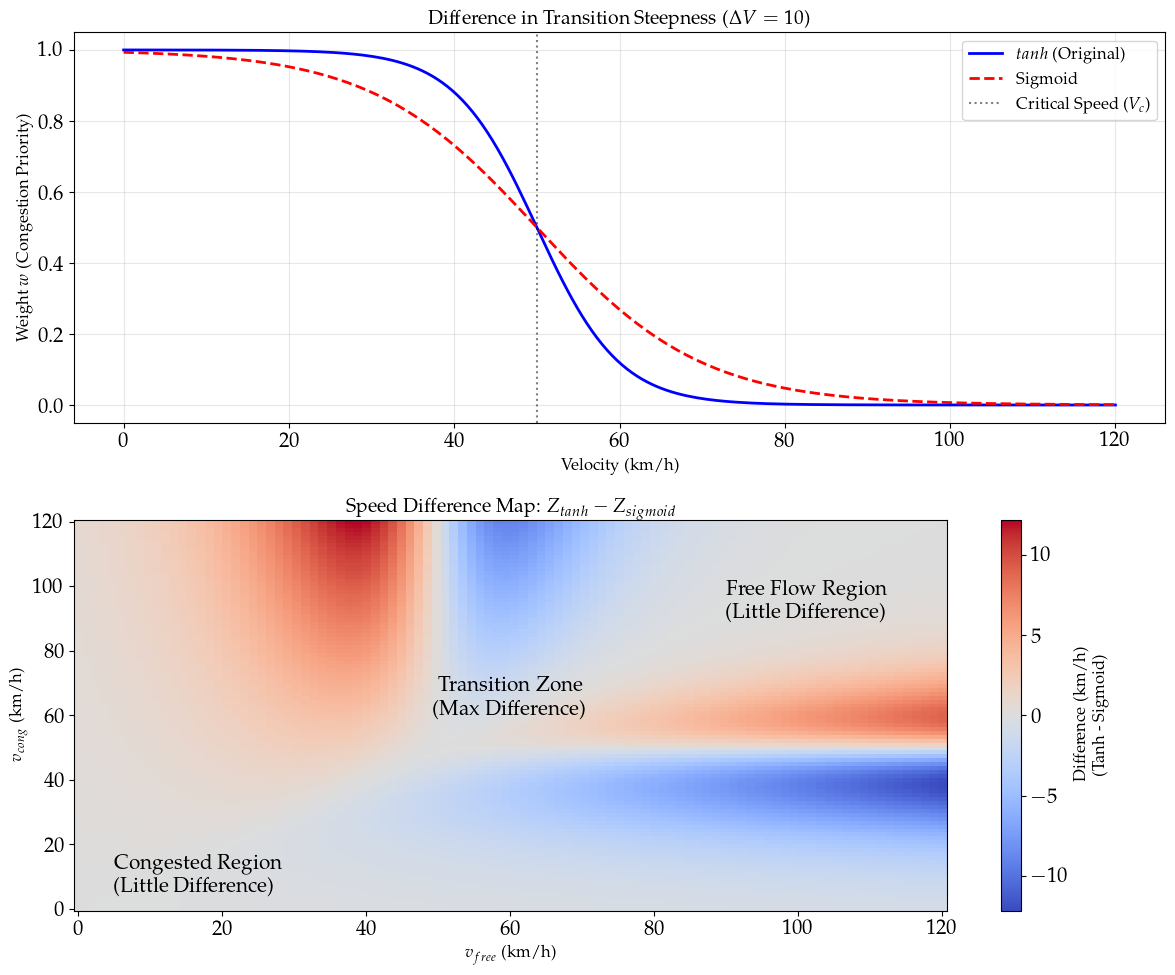
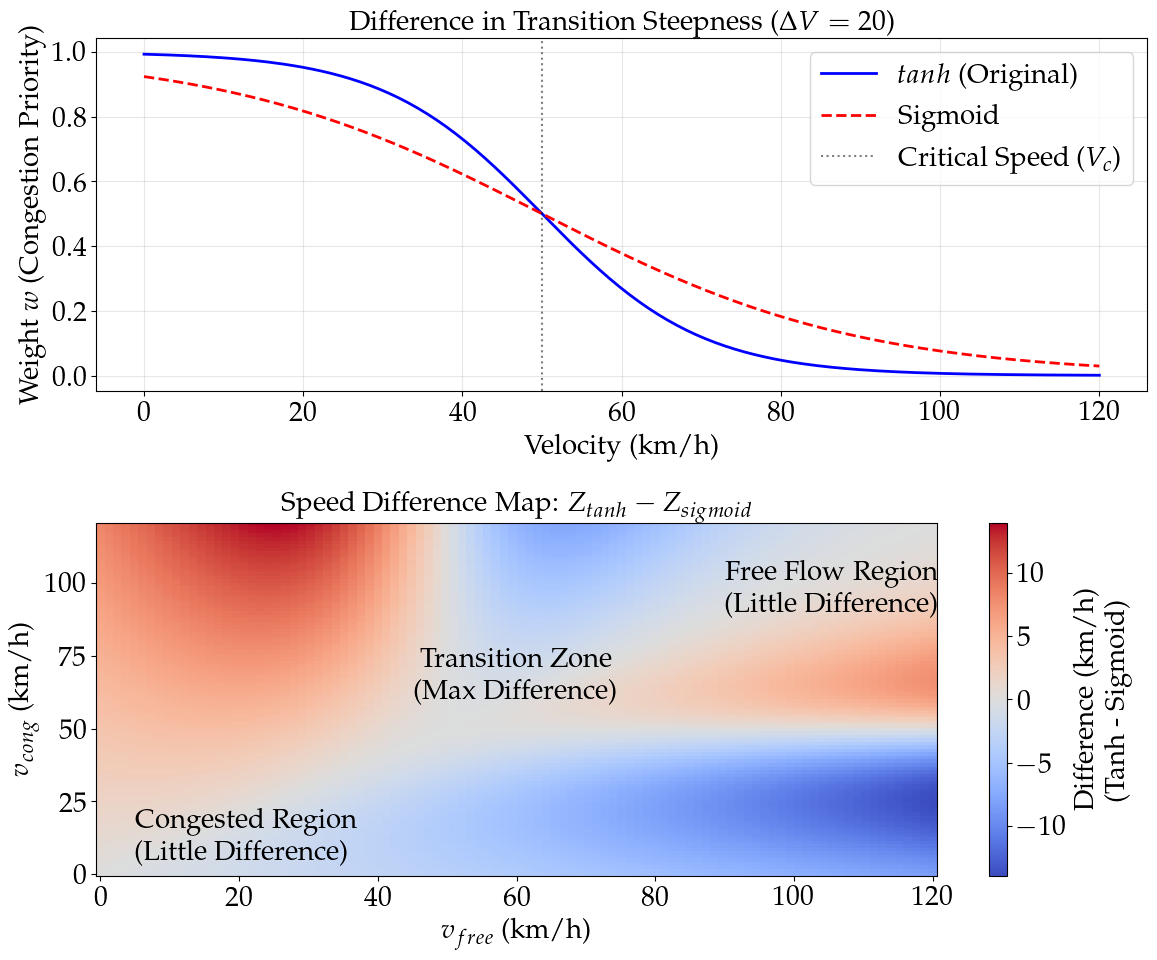
The notebook cell's code change between the first figure and the second:
--- before
+++ after
@@ -11,5 +11,5 @@
 # Parameters
 V_c = 50.0
-dV = 10.0
+dV = 20.0
 
 # 2. Calculate Weights (1D for cross-section)
@@ -36,8 +36,8 @@
 ax1.plot(v, w_sig_1d, 'r--', linewidth=2, label='Sigmoid')
 ax1.axvline(V_c, color='k', linestyle=':', alpha=0.5, label='Critical Speed ($V_c$)')
-ax1.set_title(r'Difference in Transition Steepness ($\Delta V=10$)', fontsize=14)
-ax1.set_xlabel('Velocity (km/h)', fontsize=12)
-ax1.set_ylabel('Weight $w$ (Congestion Priority)', fontsize=12)
-ax1.legend(fontsize=12)
+ax1.set_title(r'Difference in Transition Steepness ($\Delta V=20$)', fontsize=20)
+ax1.set_xlabel('Velocity (km/h)', fontsize=20)
+ax1.set_ylabel('Weight $w$ (Congestion Priority)', fontsize=20)
+ax1.legend(fontsize=20)
 ax1.grid(True, alpha=0.3)
 
@@ -47,9 +47,9 @@
 c = ax2.pcolormesh(V_free, V_cong, Difference, cmap='coolwarm', shading='auto')
 cbar = fig.colorbar(c, ax=ax2)
-cbar.set_label('Difference (km/h)\n(Tanh - Sigmoid)', fontsize=12)
+cbar.set_label('Difference (km/h)\n(Tanh - Sigmoid)', fontsize=20)
 
-ax2.set_title(r'Speed Difference Map: $Z_{tanh} - Z_{sigmoid}$', fontsize=14)
-ax2.set_xlabel(r'$v_{free}$ (km/h)', fontsize=12)
-ax2.set_ylabel(r'$v_{cong}$ (km/h)', fontsize=12)
+ax2.set_title(r'Speed Difference Map: $Z_{tanh} - Z_{sigmoid}$', fontsize=20)
+ax2.set_xlabel(r'$v_{free}$ (km/h)', fontsize=20)
+ax2.set_ylabel(r'$v_{cong}$ (km/h)', fontsize=20)
 ax2.text(5, 5, 'Congested Region\n(Little Difference)', color='black')
 ax2.text(90, 90, 'Free Flow Region\n(Little Difference)', color='black')

Commit: Update